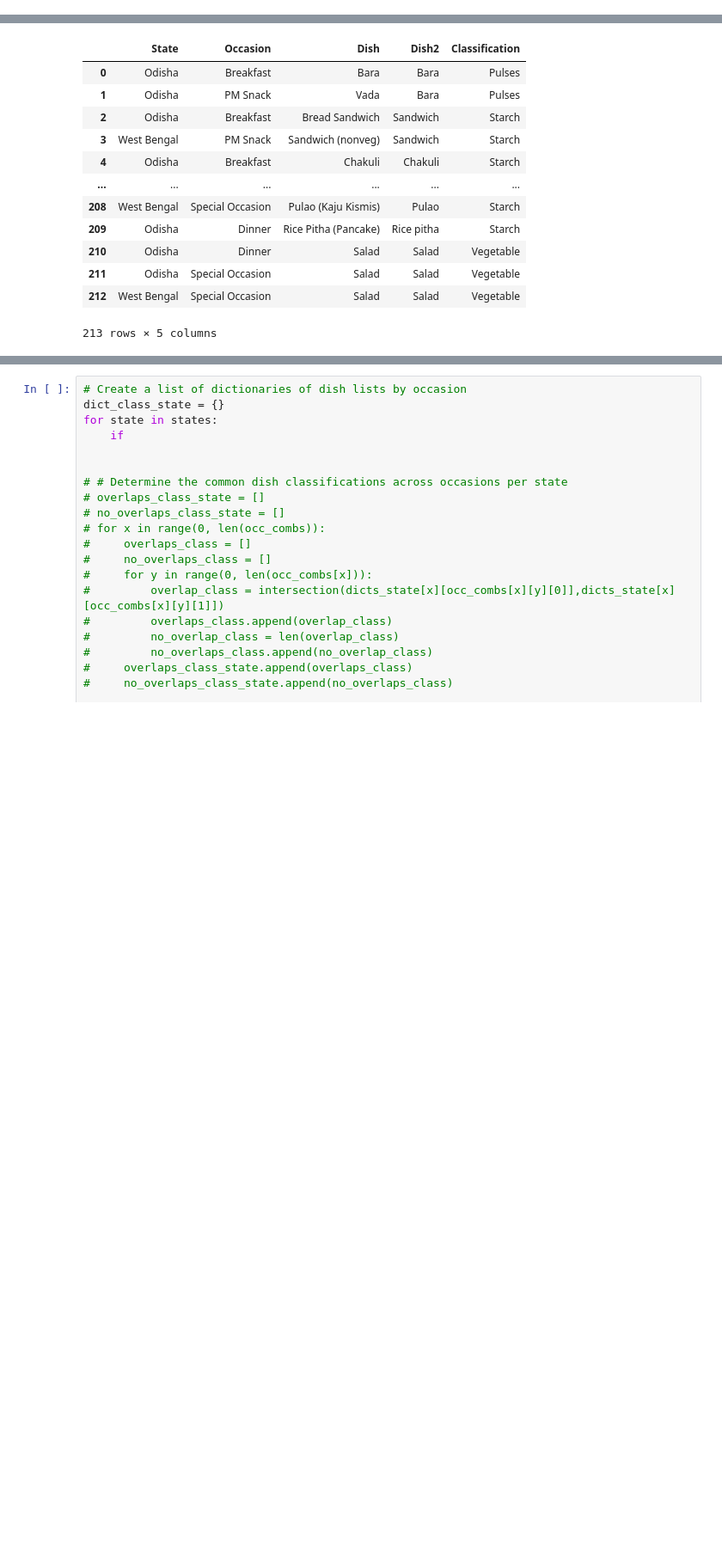
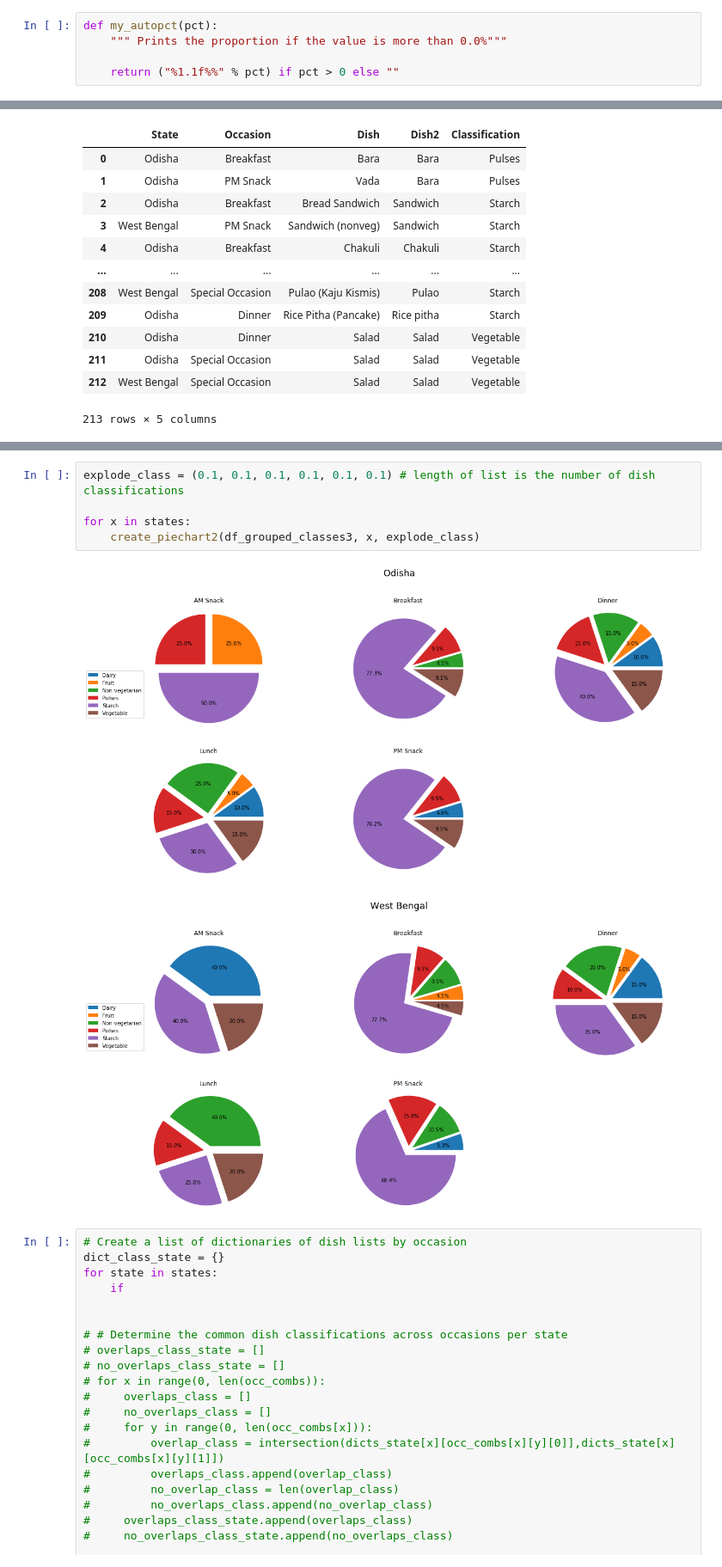
Before and after one commit to rochiecuevas/FoodChoice, a Jupyter notebook: Expert_Elicitation.ipynb, the cells around one changed output, grey strips where cells are left out. Shown at 86% size. Saved outputs shown, nothing was run; the diff lists cells and outputs as text; blank space fills up the shorter version.

```diff
--- a/Expert_Elicitation.ipynb
+++ b/Expert_Elicitation.ipynb
@@ -398,3 +398,8 @@ dish_grouped[dish_grouped["State"] == "Odisha"].sort_values("No_Occasions", asce
 | 12 | Odisha | Chicken Curry | 2 | 2.70 |
 # %% [markdown]
 ## Dish classification based on main ingredient (excluding special occasions)
+# %%
+def my_autopct(pct):
+    """ Prints the proportion if the value is more than 0.0%"""
+
+    return ("%1.1f%%" % pct) if pct > 0 else ""
@@ -490,3 +543,11 @@ NameError: name 'occasions' is not defined
+# %%
+explode_class = (0.1, 0.1, 0.1, 0.1, 0.1, 0.1) # length of list is the number of dish classifications
+
+for x in states:
+    create_piechart2(df_grouped_classes3, x, explode_class)
+# %% [output]
+[figure, added]
+[figure, added]
 # %%
 # Create a list of dictionaries of dish lists by occasion
 dict_class_state = {}
```
Also changed, not shown: parts of 10 cells of this notebook.
